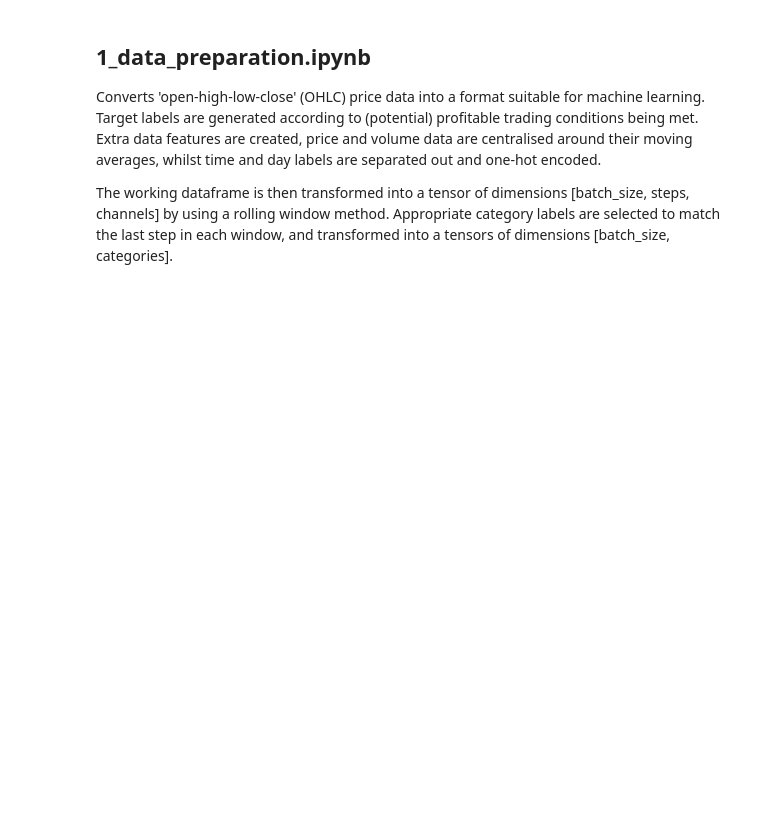
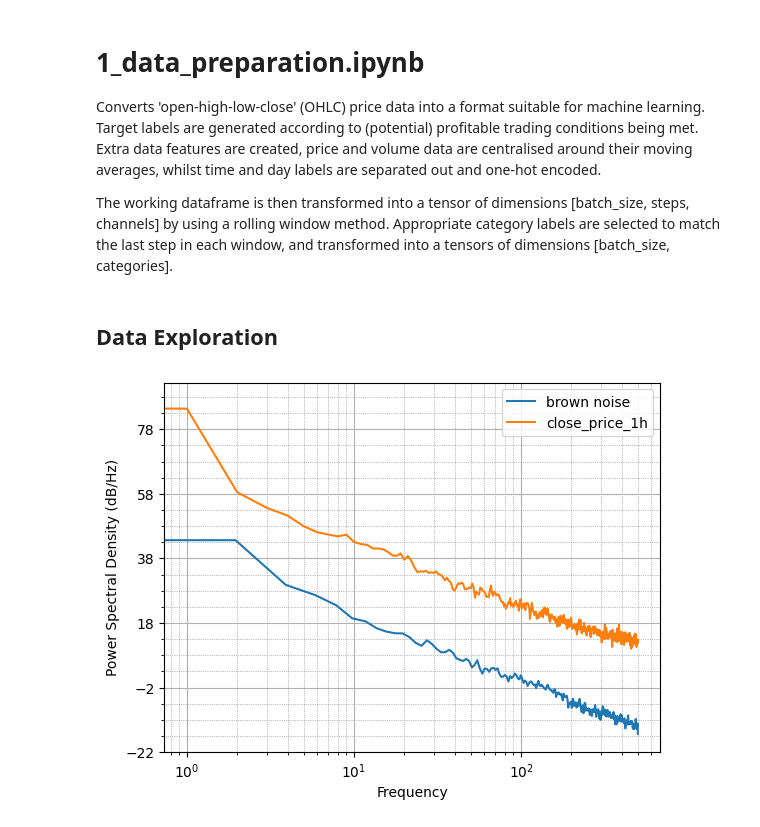
Before and after one commit to colurw/temporal_CNN, a Jupyter notebook: 1_data_preparation.ipynb, the cells around one changed output. Saved outputs shown, nothing was run; the diff lists cells and outputs as text; code cells hidden in the pictures; blank space fills up the shorter version.

```diff
--- a/1_data_preparation.ipynb
+++ b/1_data_preparation.ipynb
@@ -1,5 +1,5 @@
 # %% [markdown]
-## 1_data_preparation.ipynb
+# 1_data_preparation.ipynb
 
 Converts 'open-high-low-close' (OHLC) price data into a format suitable for machine learning.  Target labels are generated according to (potential) profitable trading conditions being met.  Extra data features are created, price and volume data are centralised around their moving averages, whilst time and day labels are separated out and one-hot encoded.
 
@@ -11,0 +16,21 @@ import pickle
+# %% [markdown]
+## Data Exploration
+# %%
+# assess power spectral density of close prices
+df = pd.read_csv('data/OHLC_1h.csv', header=0, sep=',')
+
+# compare with power spectral density of Brownian noise
+ng = NoiseGenerator()
+brown_noise = ng.generate(dt=1e-5, n=10000, colour=ng.brown()) * 1000
+plt.psd(brown_noise, 512, 1 / 0.001, label='brown noise')
+
+# draw graph
+plt.psd(df['close'].to_numpy(), 1000, 1 / 0.001, label='close_price_1h')
+plt.xscale('log',base=10)
+plt.minorticks_on()
+plt.grid(which='minor', color='grey', linestyle=':', linewidth=0.5)
+plt.legend()
+
+plt.show()
+# %% [output]
+[figure, added]
```
Also changed, not shown: parts of 15 cells of this notebook, 5 other files.
